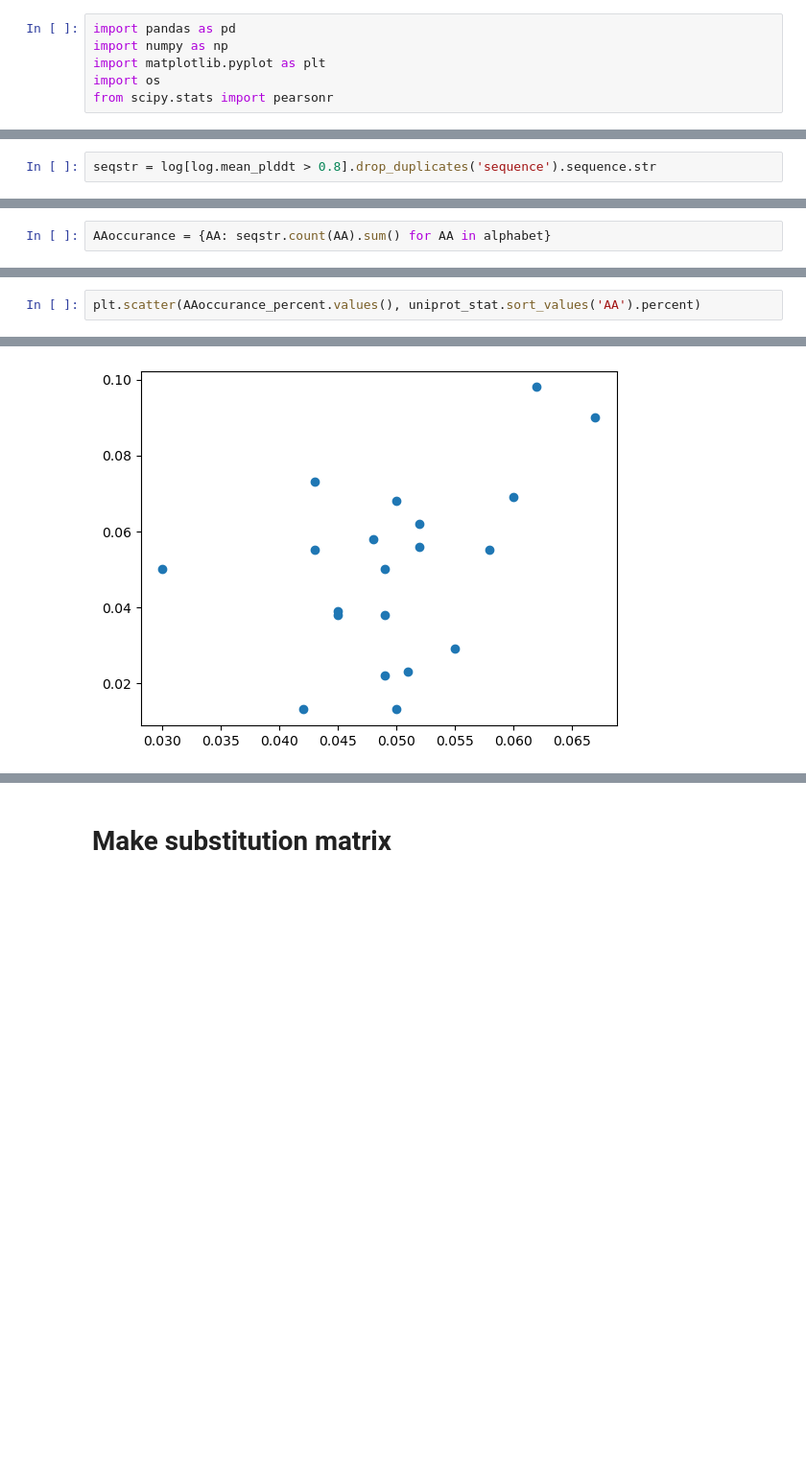
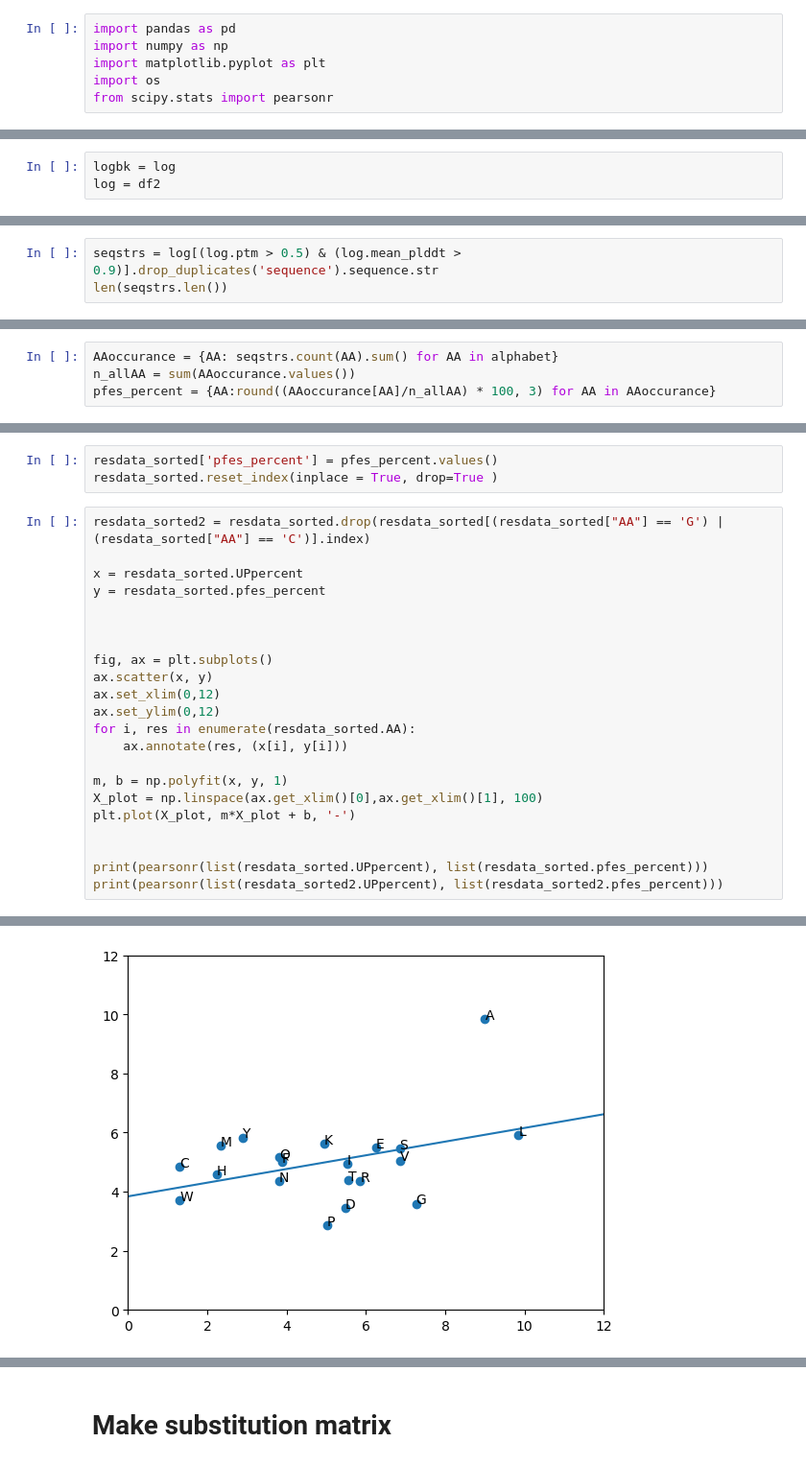
Before and after one commit to sahakyanhk/pfes, a Jupyter notebook: jupyter/psef_stat.ipynb, the cells around one changed output, grey strips where cells are left out. Shown: that part at 96% size. Drawn from its saved outputs; the diff is of its cells as text; blank space fills up the shorter version.

```diff
--- a/jupyter/psef_stat.ipynb
+++ b/jupyter/psef_stat.ipynb
@@ -56,0 +65,3 @@ df
+# %%
+logbk = log
+log = df2
@@ -57,2 +90,3 @@ df
 # %%
-seqstr = log[log.mean_plddt > 0.8].drop_duplicates('sequence').sequence.str
+seqstrs = log[(log.ptm > 0.5) & (log.mean_plddt > 0.9)].drop_duplicates('sequence').sequence.str
+len(seqstrs.len())
@@ -59,2 +95,4 @@ seqstr = log[log.mean_plddt > 0.8].drop_duplicates('sequence').sequence.str
 # %%
-AAoccurance = {AA: seqstr.count(AA).sum() for AA in alphabet}
+AAoccurance = {AA: seqstrs.count(AA).sum() for AA in alphabet}
+n_allAA = sum(AAoccurance.values())
+pfes_percent = {AA:round((AAoccurance[AA]/n_allAA) * 100, 3) for AA in AAoccurance}
@@ -110,3 +99,26 @@ uniprot_stat.sort_values('AA')
+# %%
+resdata_sorted['pfes_percent'] = pfes_percent.values()
+resdata_sorted.reset_index(inplace = True, drop=True )
 # %%
-plt.scatter(AAoccurance_percent.values(), uniprot_stat.sort_values('AA').percent)
+resdata_sorted2 = resdata_sorted.drop(resdata_sorted[(resdata_sorted["AA"] == 'G') | (resdata_sorted["AA"] == 'C')].index)
+
+x = resdata_sorted.UPpercent
+y = resdata_sorted.pfes_percent
+
+
+
+fig, ax = plt.subplots()
+ax.scatter(x, y)
+ax.set_xlim(0,12)
+ax.set_ylim(0,12)
+for i, res in enumerate(resdata_sorted.AA):
+    ax.annotate(res, (x[i], y[i]))
+
+m, b = np.polyfit(x, y, 1)
+X_plot = np.linspace(ax.get_xlim()[0],ax.get_xlim()[1], 100)
+plt.plot(X_plot, m*X_plot + b, '-')
+
+
+print(pearsonr(list(resdata_sorted.UPpercent), list(resdata_sorted.pfes_percent)))
+print(pearsonr(list(resdata_sorted2.UPpercent), list(resdata_sorted2.pfes_percent)))
 # %% [output]
@@ -114 +127 @@ plt.scatter(AAoccurance_percent.values(), uniprot_stat.sort_values('AA').percent
-[figure, old version]
+[figure, new version]
```
Also changed, not shown: parts of 11 cells of this notebook, 2 other files.
